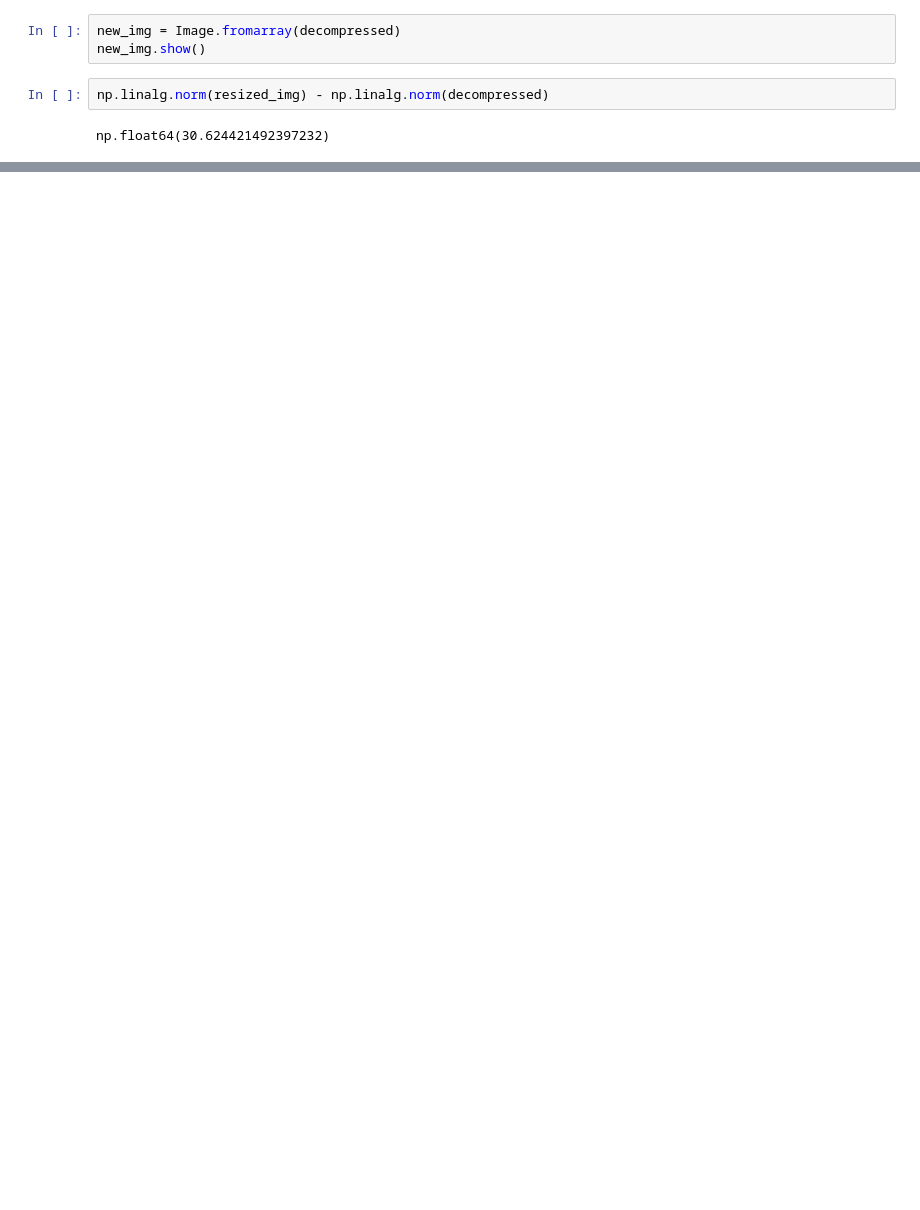
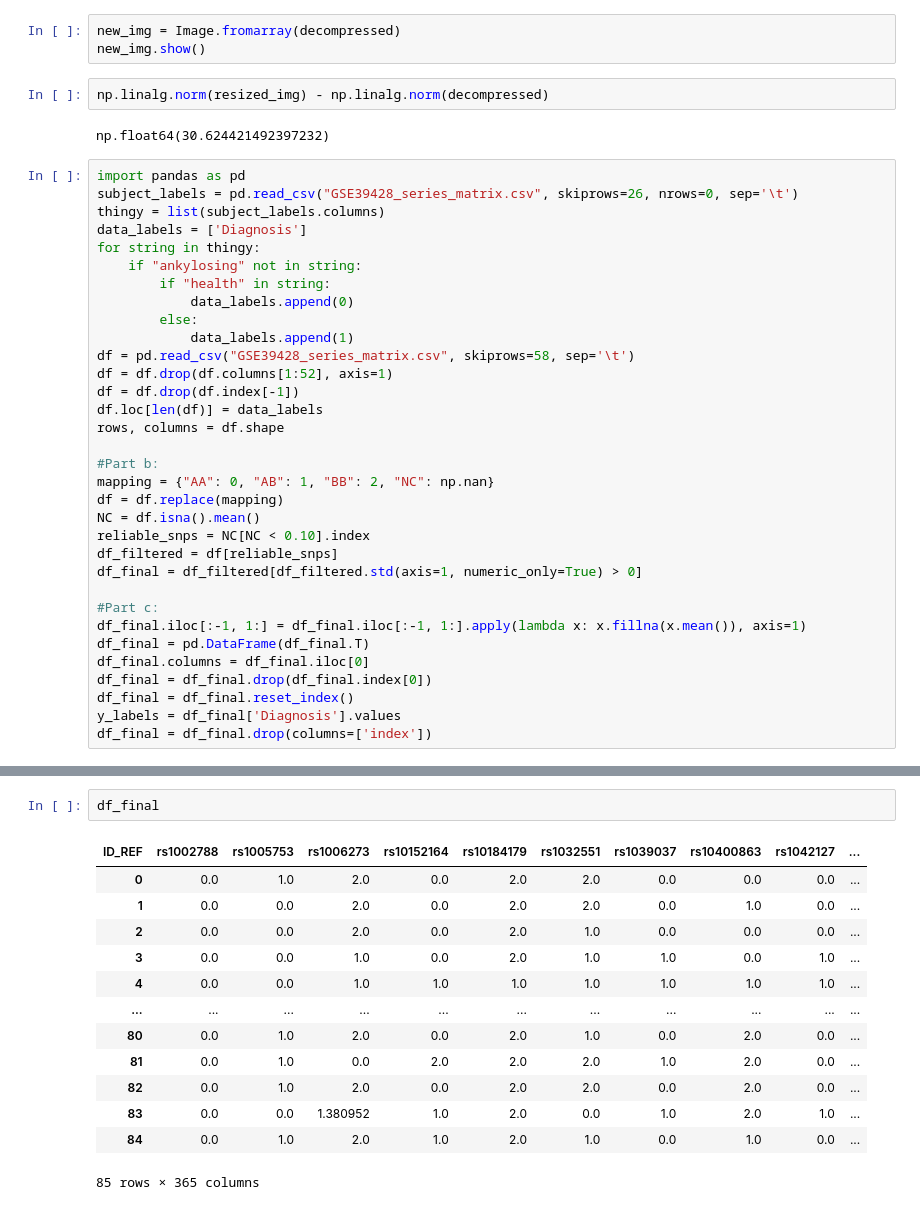
Before and after one commit to brko5178/MathFound, a Jupyter notebook: Assignment5.ipynb, the cells around one changed output, grey strips where cells are left out. Saved outputs shown, nothing was run; the diff lists cells and outputs as text; blank space fills up the shorter version.

```diff
--- a/Assignment5.ipynb
+++ b/Assignment5.ipynb
@@ -186,3 +173,36 @@ new_img.show()
 np.linalg.norm(resized_img) - np.linalg.norm(decompressed)
 # %% [output]
 np.float64(30.624421492397232)
+# %%
+import pandas as pd
+subject_labels = pd.read_csv("GSE39428_series_matrix.csv", skiprows=26, nrows=0, sep='\t')
+thingy = list(subject_labels.columns)
+data_labels = ['Diagnosis']
+for string in thingy:
+    if "ankylosing" not in string:
+        if "health" in string:
+            data_labels.append(0)
+        else:
+            data_labels.append(1)
+df = pd.read_csv("GSE39428_series_matrix.csv", skiprows=58, sep='\t')
+df = df.drop(df.columns[1:52], axis=1)
+df = df.drop(df.index[-1])
+df.loc[len(df)] = data_labels
+rows, columns = df.shape
+
+#Part b:
+mapping = {"AA": 0, "AB": 1, "BB": 2, "NC": np.nan}
+df = df.replace(mapping)
+NC = df.isna().mean()
+reliable_snps = NC[NC < 0.10].index
+df_filtered = df[reliable_snps]
+df_final = df_filtered[df_filtered.std(axis=1, numeric_only=True) > 0]
+
+#Part c:
+df_final.iloc[:-1, 1:] = df_final.iloc[:-1, 1:].apply(lambda x: x.fillna(x.mean()), axis=1)
+df_final = pd.DataFrame(df_final.T)
+df_final.columns = df_final.iloc[0]
+df_final = df_final.drop(df_final.index[0])
+df_final = df_final.reset_index()
+y_labels = df_final['Diagnosis'].values
+df_final = df_final.drop(columns=['index'])
@@ -188,0 +230,16 @@ np.float64(30.624421492397232)
+# %%
+df_final
+# %% [output]
+| ID_REF | rs1002788 | rs1005753 | rs1006273 | rs10152164 | rs10184179 | rs1032551 | rs1039037 | rs10400863 | rs1042127 | ... |
+| 0 | 0.0 | 1.0 | 2.0 | 0.0 | 2.0 | 2.0 | 0.0 | 0.0 | 0.0 | ... |
+| 1 | 0.0 | 0.0 | 2.0 | 0.0 | 2.0 | 2.0 | 0.0 | 1.0 | 0.0 | ... |
+| 2 | 0.0 | 0.0 | 2.0 | 0.0 | 2.0 | 1.0 | 0.0 | 0.0 | 0.0 | ... |
+| 3 | 0.0 | 0.0 | 1.0 | 0.0 | 2.0 | 1.0 | 1.0 | 0.0 | 1.0 | ... |
+| 4 | 0.0 | 0.0 | 1.0 | 1.0 | 1.0 | 1.0 | 1.0 | 1.0 | 1.0 | ... |
+| ... | ... | ... | ... | ... | ... | ... | ... | ... | ... | ... |
+| 80 | 0.0 | 1.0 | 2.0 | 0.0 | 2.0 | 1.0 | 0.0 | 2.0 | 0.0 | ... |
+| 81 | 0.0 | 1.0 | 0.0 | 2.0 | 2.0 | 2.0 | 1.0 | 2.0 | 0.0 | ... |
+| 82 | 0.0 | 1.0 | 2.0 | 0.0 | 2.0 | 2.0 | 0.0 | 2.0 | 0.0 | ... |
+| 83 | 0.0 | 0.0 | 1.380952 | 1.0 | 2.0 | 0.0 | 1.0 | 2.0 | 1.0 | ... |
+| 84 | 0.0 | 1.0 | 2.0 | 1.0 | 2.0 | 1.0 | 0.0 | 1.0 | 0.0 | ... |
+85 rows × 365 columns
```
Also changed, not shown: parts of 17 cells of this notebook, 1 other file.
